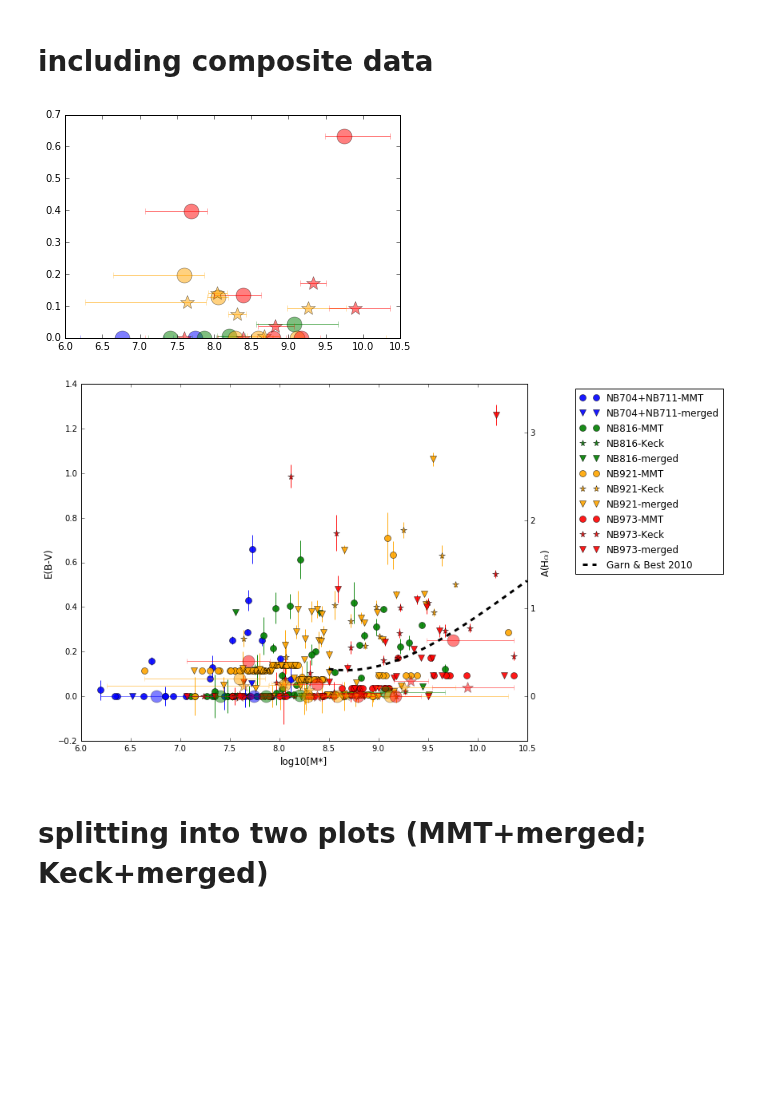
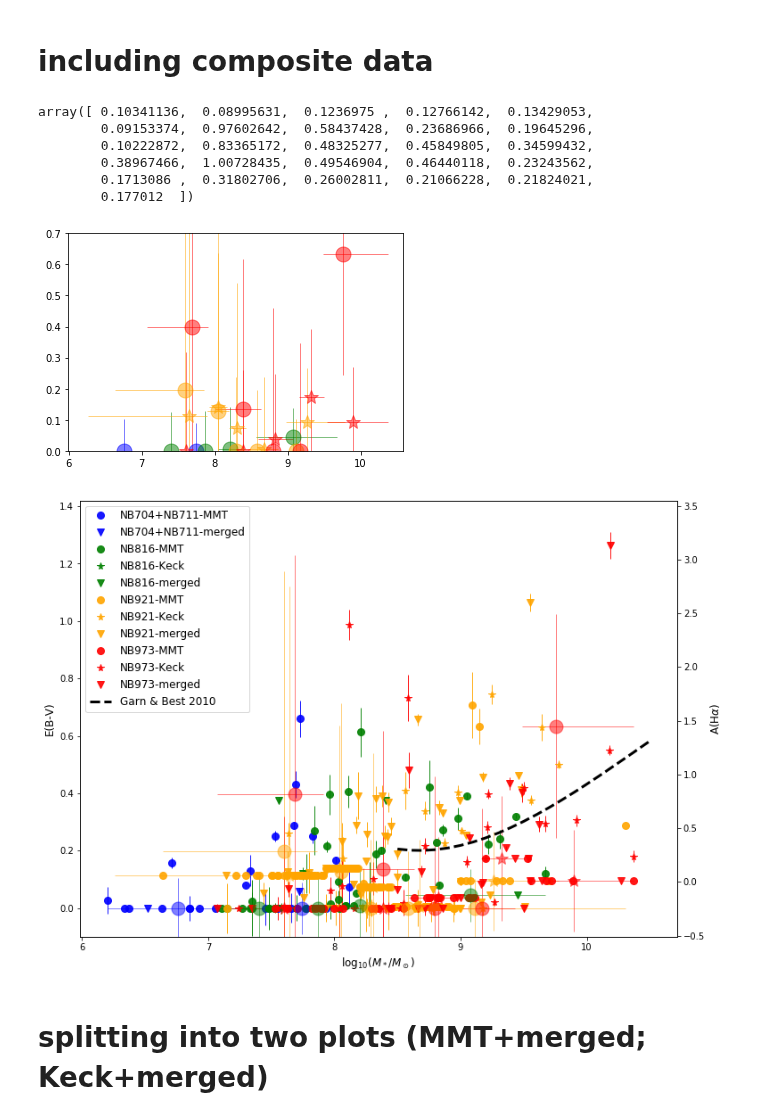
Before and after one commit to kaitshin/LowM_MainSequence, a Jupyter notebook: mstar_vs_ebv.ipynb, the cells around one changed output. Cells and saved outputs as stored; diff of their text form; code cells hidden in the pictures; blank space fills up the shorter version.

Commit message:
this graph is done for now but there's no way it's done forever

```diff
--- a/mstar_vs_ebv.ipynb
+++ b/mstar_vs_ebv.ipynb
@@ -412,15 +410,27 @@ avgm_arr = np.concatenate((mmt_mz['avg_stlrmass'][aa], keck_mz['avg_stlrmass']))
 minm_arr = np.concatenate((mmt_mz['min_stlrmass'][aa], keck_mz['min_stlrmass']))
 maxm_arr = np.concatenate((mmt_mz['max_stlrmass'][aa], keck_mz['max_stlrmass']))
 EBV = np.concatenate((mmt_mz['E(B-V)_hahb'][aa], keck_mz['E(B-V)_hahb']))
+EBV_rms = np.concatenate((mmt_mz['E(B-V)_hahb_rms'][aa], keck_mz['E(B-V)_hahb_rms']))
 
 # replacing invalid MMT NB973 EBV_hahb w/ EBV_hghb
 h = [x for x in range(len(aa)) if mmt_mz['filter'][aa][x]=='NB973'][0]
 EBV[h:h+5] = mmt_mz['E(B-V)_hghb'][-5:]
+EBV_rms[h:h+5] = mmt_mz['E(B-V)_hghb_rms'][-5:]
 
 # replacing invalid lowest two m bins MMT NB921 EBV_hahb w/ EBV_hghb
 i = np.where(mmt_mz['filter']=='NB921')[0][0]
 j = [x for x in range(len(aa)) if mmt_mz['filter'][aa][x]=='NB921'][0]
 EBV[j:j+2] = mmt_mz['E(B-V)_hghb'][i:i+2]
+EBV_rms[j:j+2] = mmt_mz['E(B-V)_hghb_rms'][i:i+2]
+# %%
+EBV_rms
+# %% [output]
+array([ 0.10341136,  0.08995631,  0.1236975 ,  0.12766142,  0.13429053,
+        0.09153374,  0.97602642,  0.58437428,  0.23686966,  0.19645296,
+        0.10222872,  0.83365172,  0.48325277,  0.45849805,  0.34599432,
+        0.38967466,  1.00728435,  0.49546904,  0.46440118,  0.23243562,
+        0.1713086 ,  0.31802706,  0.26002811,  0.21066228,  0.21824021,
+        0.177012  ])
 # %%
 for ff, cc in zip(['NB704+NB711','NB816','NB921','NB973'], ['blue','green','orange','red']):
     yz_fmatch = np.array([x for x in range(len(filt_arr)) if filt_arr[x] in ff])
@@ -434,11 +444,14 @@ for ff, cc in zip(['NB704+NB711','NB816','NB921','NB973'], ['blue','green','oran
 
             plt.plot(mstar, ebv00, color=cc, marker=shape, lw=0, markersize=15, alpha=0.5, label=ff+'-'+inst)
             plt.errorbar(mstar, ebv00,
-                         xerr=np.array([avgm_arr[yz_fmatch[inst_match]]-minm_arr[yz_fmatch[inst_match]],
-                                        maxm_arr[yz_fmatch[inst_match]]-avgm_arr[yz_fmatch[inst_match]]]),
+                         xerr=np.array([mstar-minm_arr[yz_fmatch[inst_match]],
+                                        maxm_arr[yz_fmatch[inst_match]]-mstar]),
+                         yerr=EBV_rms[yz_fmatch[inst_match]],
                          fmt='none', ecolor=cc, alpha=0.5)
+plt.ylim([0,0.7])
+plt.show()
 # %% [output]
-[figure, old version]
+[figure, new version]
 # %%
 f, ax = plt.subplots(1,1)
 
@@ -451,51 +464,53 @@ for ff, cc in zip(['NB704+NB711','NB816','NB921','NB973'], ['blue','green','oran
         if len(inst_match) > 0:
             mstar = corr_tbl['stlr_mass'][yz_fmatch[inst_match]]
             ebv00 = corr_tbl['EBV'][yz_fmatch[inst_match]]
             plt.plot(mstar, ebv00, color=cc, marker=shape, lw=0, markersize=8, alpha=0.9, label=ff+'-'+inst)
 
             has_errs = np.array([x for x in yz_fmatch[inst_match] if x in good_EBV_iis])
             if len(has_errs) > 0:
                 sig_iis = np.array([x for x in range(len(good_EBV_iis)) if good_EBV_iis[x] in has_errs])
                 plt.errorbar(corr_tbl['stlr_mass'][has_errs], corr_tbl['EBV'][has_errs], yerr=sigma_ebv[sig_iis],
                             fmt='none', mew=0, ecolor=cc, alpha=0.9)
 
-plt.xlabel('log10[M*]', size=12)
+plt.xlabel(r'$\log_{10}(M_*/M_\odot)$', size=12)
 plt.ylabel('E(B-V)', size=12)
-plt.gcf().set_size_inches(10,8)
-locs,lbls = plt.yticks()
-
-# set right y axis props
-ax2 = ax.twinx()
-ax2.set_ylabel(r'A(H$\alpha$)', size=12)
-ntexts = np.array([np.around(k_ha*x,2) for x in ax.get_yticks()[:-1]])
-line2, = ax2.plot(x_arr, gb2010, 'k--', lw=3, label='Garn & Best 2010')
-ax2.set_ylim(min(ntexts), max(ntexts))
-
-# remove error bars from legend
-handles, labels = ax.get_legend_handles_labels()
-LEGEND = ax.legend(np.hstack([handles[:11], line2]), np.hstack([labels[:11], 'Garn & Best 2010']),
-          bbox_to_anchor=(1.45,1.0))
+plt.gcf().set_size_inches(12,9)
 
 # plotting composites
 for ff, cc in zip(['NB704+NB711','NB816','NB921','NB973'], ['blue','green','orange','red']):
     yz_fmatch = np.array([x for x in range(len(filt_arr)) if filt_arr[x] in ff])
 
     for inst, shape in zip(['MMT','Keck'], ['o','*']):
         inst_match = np.array([x for x in range(len(yz_fmatch)) if inst_arr[yz_fmatch][x]==inst])
 
         if len(inst_match) > 0:
             mstar = avgm_arr[yz_fmatch[inst_match]]
             ebv00 = EBV[yz_fmatch[inst_match]]
 
             plt.plot(mstar, ebv00, color=cc, marker=shape, lw=0, markersize=15, alpha=0.5, label=ff+'-'+inst)
             plt.errorbar(mstar, ebv00,
-                         xerr=np.array([avgm_arr[yz_fmatch[inst_match]]-minm_arr[yz_fmatch[inst_match]],
-                                        maxm_arr[yz_fmatch[inst_match]]-avgm_arr[yz_fmatch[inst_match]]]),
+                         xerr=np.array([mstar-minm_arr[yz_fmatch[inst_match]],
+                                        maxm_arr[yz_fmatch[inst_match]]-mstar]),
+                         yerr=EBV_rms[yz_fmatch[inst_match]],
                          fmt='none', ecolor=cc, alpha=0.5)
 
+plt.ylim(ymin=-0.1)
+
+# set right y axis props
+ax2 = ax.twinx()
+ax2.set_ylabel(r'A(H$\alpha$)', size=12)
+ntexts = np.array([np.around(k_ha*x,2) for x in ax.get_yticks()[:-1]])
+line2, = ax2.plot(x_arr, gb2010, 'k--', lw=3, label='Garn & Best 2010')
+ax2.set_ylim(min(ntexts), max(ntexts))
+
+# remove error bars from legend
+handles, labels = ax.get_legend_handles_labels()
+LEGEND = ax.legend(np.hstack([handles[:11], line2]), np.hstack([labels[:11], 'Garn & Best 2010']), fontsize=12,
+                   loc='best')
+
 plt.show()
 # %% [output]
-[figure, old version]
+[figure, new version]
 # %% [markdown]
 # splitting into two plots (MMT+merged; Keck+merged)
 # %%
```
Also changed, not shown: parts of 11 cells of this notebook.
